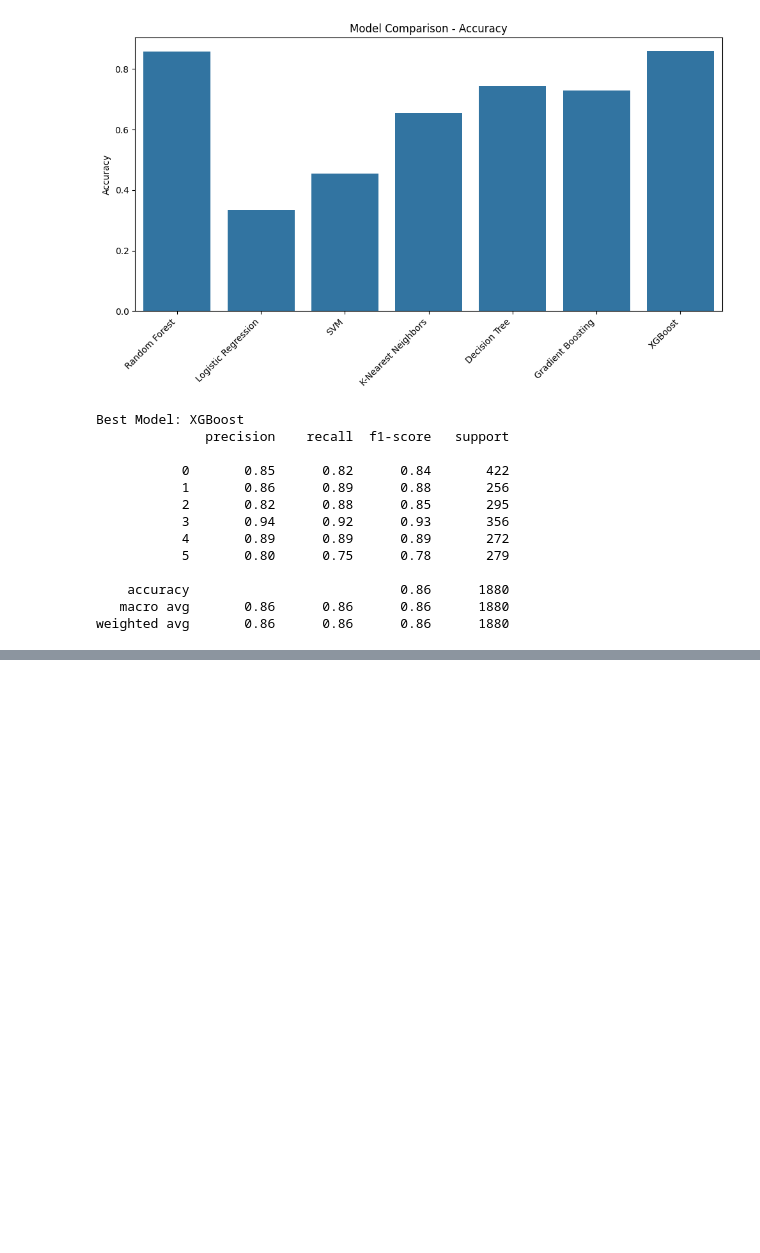
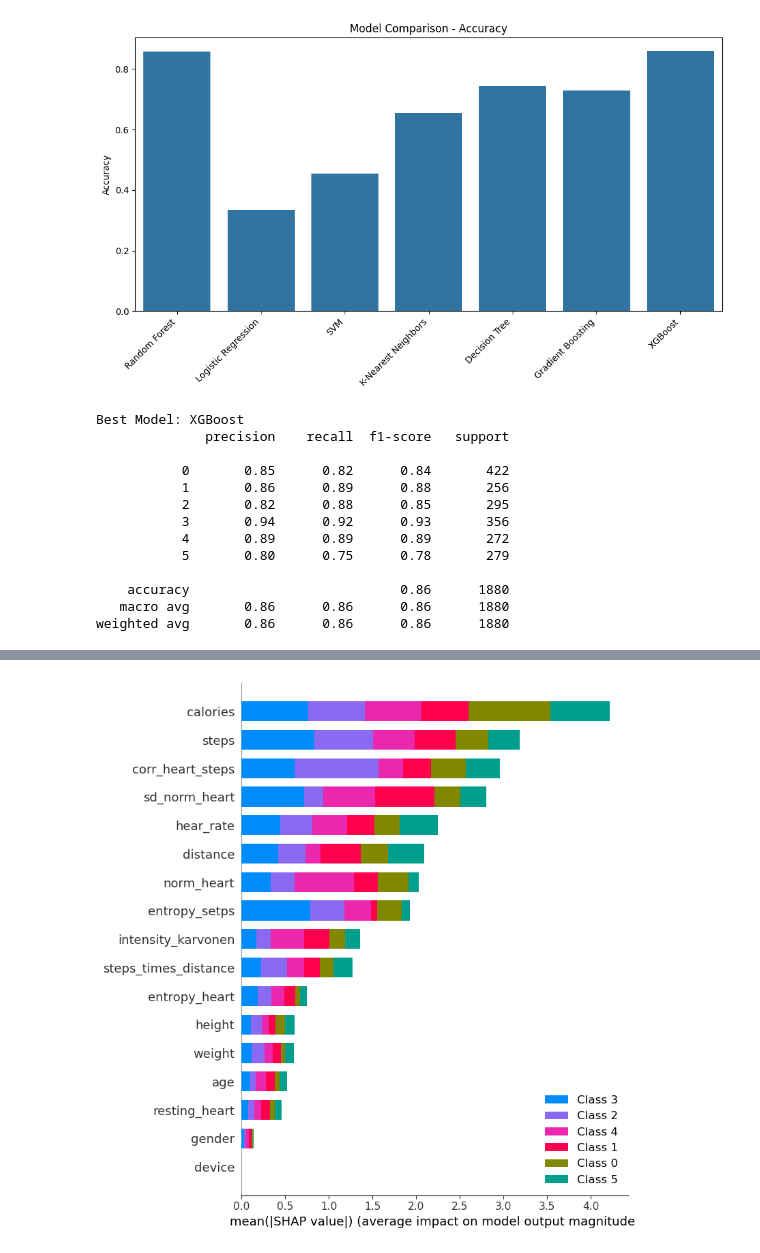
Before and after one commit to Nida3243/NLP-assignment-4, a Jupyter notebook: prediction_model.ipynb, the cells around one changed output, grey strips where cells are left out. Drawn from its saved outputs; the diff is of its cells as text; code cells hidden in the pictures; blank space fills up the shorter version.

```diff
--- a/prediction_model.ipynb
+++ b/prediction_model.ipynb
@@ -450,0 +559,24 @@ shap.summary_plot(shap_values, X_test)
+# %%
+# Step 8: Explainable AI (XAI) - SHAP for Model Interpretation
+
+# Install SHAP if not already installed
+# !pip install shap
+
+import shap
+import matplotlib.pyplot as plt
+
+# Step 8.1: Create a SHAP explainer
+explainer = shap.Explainer(voting_clf.named_estimators_['xgb'], X_train)
+
+# Step 8.2: Compute SHAP values for the test set
+shap_values = explainer(X_test)
+
+# shap.summary_plot(shap_values, X_test, plot_type="swarm", show=False)
+
+shap.summary_plot(shap_values, X_test)
+
+# shap.plots.waterfall(shap_values[10])
+
+# shap.summary_plot
+# %% [output]
+[figure, added]
```
Also changed, not shown: parts of 12 cells of this notebook, 3 other files.
